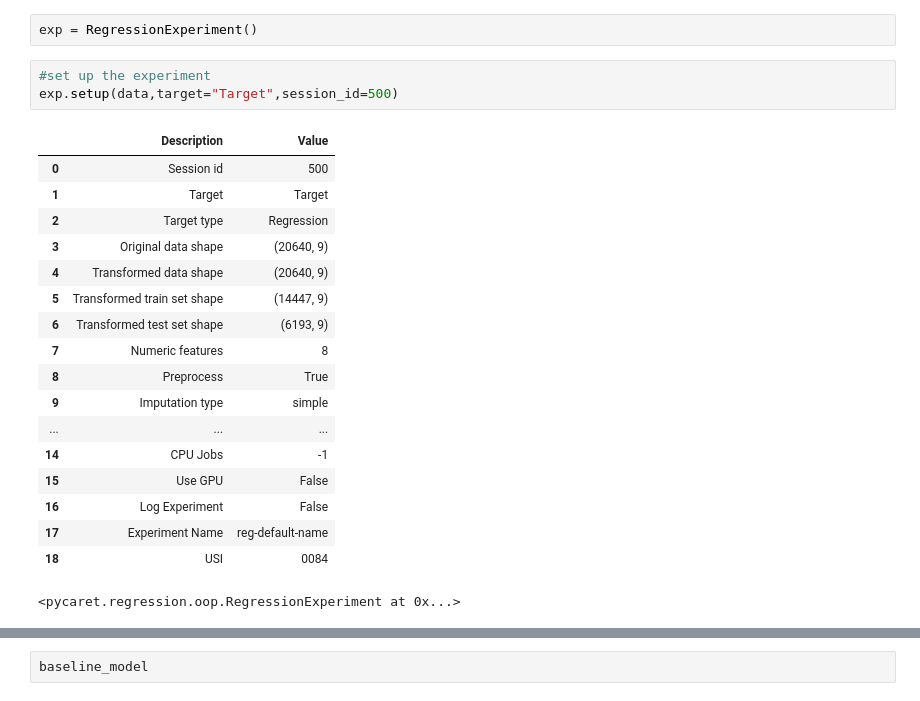
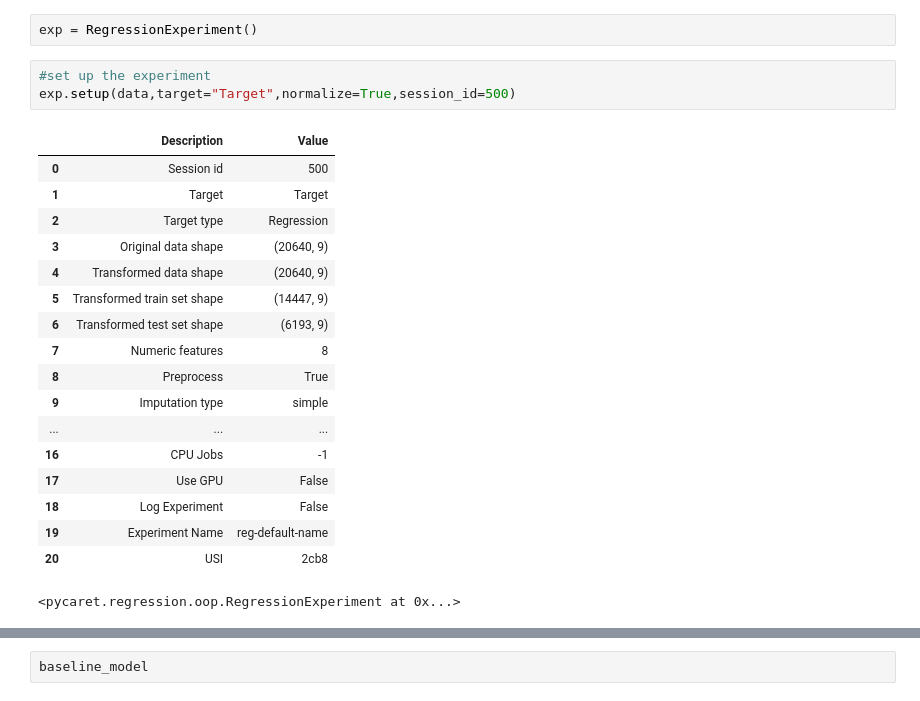
Before and after one commit to neel26desai/cmpe255_assignment2, a Jupyter notebook: Regression.ipynb, the cells around one changed output, grey strips where cells are left out. Cells and saved outputs as stored; diff of their text form.

```diff
--- a/Regression.ipynb
+++ b/Regression.ipynb
@@ -31,25 +31,25 @@ from pycaret.regression import RegressionExperiment
 exp = RegressionExperiment()
 # %%
 #set up the experiment
-exp.setup(data,target="Target",session_id=500)
+exp.setup(data,target="Target",normalize=True,session_id=500)
 # %% [output]
 |  | Description | Value |
 | 0 | Session id | 500 |
 | 1 | Target | Target |
 | 2 | Target type | Regression |
 | 3 | Original data shape | (20640, 9) |
 | 4 | Transformed data shape | (20640, 9) |
 | 5 | Transformed train set shape | (14447, 9) |
 | 6 | Transformed test set shape | (6193, 9) |
 | 7 | Numeric features | 8 |
 | 8 | Preprocess | True |
 | 9 | Imputation type | simple |
 | ... | ... | ... |
-| 14 | CPU Jobs | -1 |
-| 15 | Use GPU | False |
-| 16 | Log Experiment | False |
-| 17 | Experiment Name | reg-default-name |
-| 18 | USI | 0084 |
+| 16 | CPU Jobs | -1 |
+| 17 | Use GPU | False |
+| 18 | Log Experiment | False |
+| 19 | Experiment Name | reg-default-name |
+| 20 | USI | 2cb8 |
 <pycaret.regression.oop.RegressionExperiment at 0x...>
 # %%
 #comparing the baseline models
```
Also changed, not shown: parts of 4 cells of this notebook.
